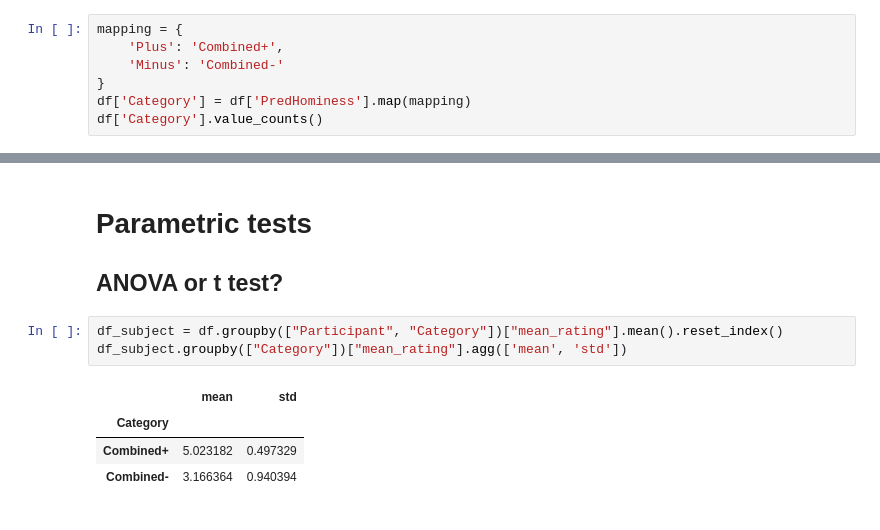
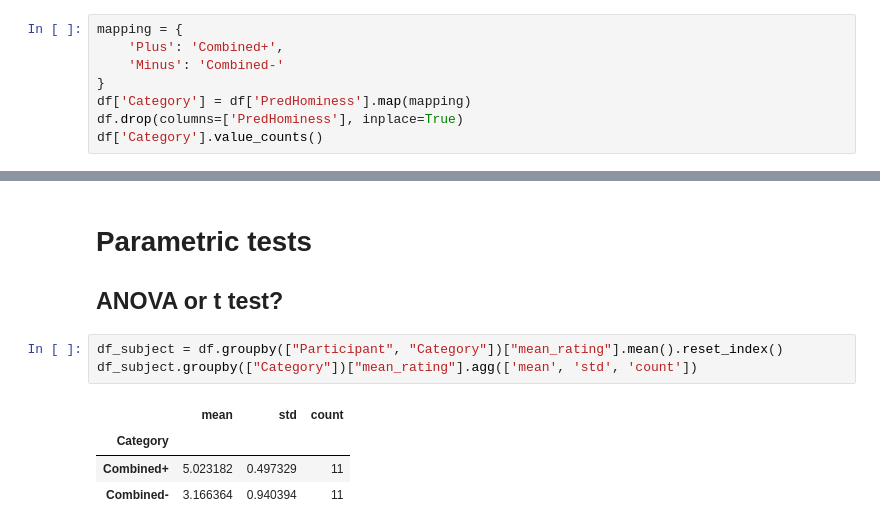
Before and after one commit to PsyYang/NeuroArchitecture, a Jupyter notebook: ASD_analysis.ipynb, the cells around one changed output, grey strips where cells are left out. Saved outputs shown, nothing was run; the diff lists cells and outputs as text.

```diff
--- a/ASD_analysis.ipynb
+++ b/ASD_analysis.ipynb
@@ -78,6 +78,7 @@ mapping = {
     'Minus': 'Combined-'
 }
 df['Category'] = df['PredHominess'].map(mapping)
+df.drop(columns=['PredHominess'], inplace=True)
 df['Category'].value_counts()
 # %% [output]
 Category
@@ -228,9 +240,9 @@ df['mean_rating'] = df[rating_cols].mean(axis=1)
 ## ANOVA or t test?
 # %%
 df_subject = df.groupby(["Participant", "Category"])["mean_rating"].mean().reset_index()
-df_subject.groupby(["Category"])["mean_rating"].agg(['mean', 'std'])
+df_subject.groupby(["Category"])["mean_rating"].agg(['mean', 'std', 'count'])
 # %% [output]
-|  | mean | std |
-| Category |  |  |
-| Combined+ | 5.023182 | 0.497329 |
-| Combined- | 3.166364 | 0.940394 |
+|  | mean | std | count |
+| Category |  |  |  |
+| Combined+ | 5.023182 | 0.497329 | 11 |
+| Combined- | 3.166364 | 0.940394 | 11 |
```
Also changed, not shown: parts of 3 cells of this notebook, 2 other files.
